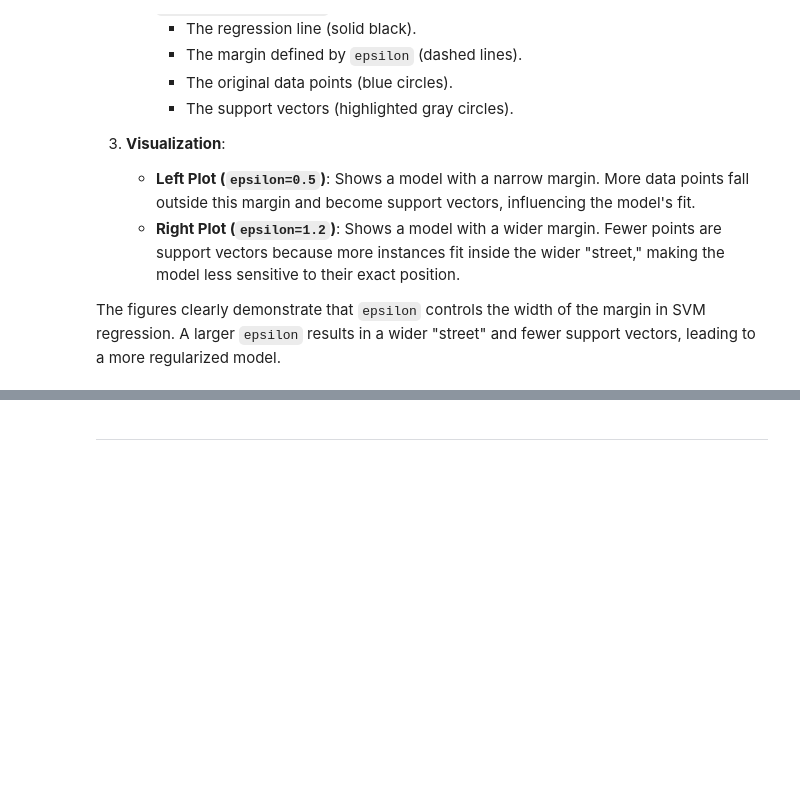
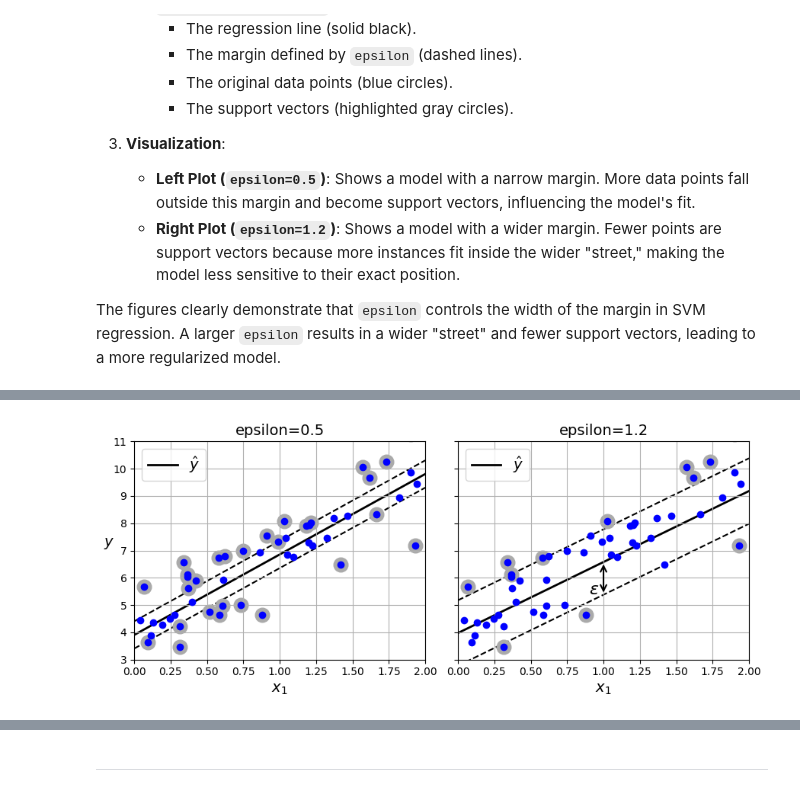
Before and after one commit to Ronald6635/handson-ml3, a Jupyter notebook: 05_support_vector_machines.ipynb, the cells around one changed output, grey strips where cells are left out. Drawn from its saved outputs; the diff is of its cells as text; code cells hidden in the pictures; blank space fills up the shorter version.

```diff
--- a/05_support_vector_machines.ipynb
+++ b/05_support_vector_machines.ipynb
@@ -1015,3 +1217,86 @@ plt.show()
+# %%
+# extra code – this cell generates and saves Figure 5–10
+
+def find_support_vectors(svm_reg, X, y):
+    """Finds the indices of support vectors for a trained SVM regression model.
+
+    This function identifies the instances that lie off the margin (i.e., where the
+    absolute error is greater than or equal to epsilon). These instances are the
+    support vectors in SVM regression.
+
+    Args:
+        svm_reg: A trained Support Vector Regression model (e.g., LinearSVR).
+            It is expected to be a pipeline or estimator with a `predict` method
+            and an `epsilon` attribute (accessible via the last step if it's a pipeline).
+        X (numpy.ndarray): The feature matrix used for prediction.
+        y (numpy.ndarray): The target values.
+
+    Returns:
+        numpy.ndarray: An array of indices corresponding to the support vectors in X.
+    """
+    y_pred = svm_reg.predict(X)
+    epsilon = svm_reg[-1].epsilon
+    off_margin = np.abs(y - y_pred) >= epsilon
+    return np.argwhere(off_margin)
+
+def plot_svm_regression(svm_reg, X, y, axes):
+    """Plots the SVM regression model predictions and the margin.
+
+    This function visualizes the regression line, the epsilon-insensitive margin,
+    the original data points, and highlights the support vectors.
+
+    Args:
+        svm_reg: A trained Support Vector Regression model (e.g., LinearSVR).
+            It is expected to be a pipeline or estimator with a `predict` method
+            and an `epsilon` attribute (accessible via the last step if it's a pipeline).
+        X (numpy.ndarray): The feature matrix used for training/prediction.
+        y (numpy.ndarray): The target values.
+        axes (list): The axis limits [xmin, xmax, ymin, ymax].
+    """
+    # Generate points for prediction line
+    x1s = np.linspace(axes[0], axes[1], 100).reshape(100, 1)
+    y_pred = svm_reg.predict(x1s)
+    epsilon = svm_reg[-1].epsilon
+    plt.plot(x1s, y_pred, "k-", linewidth=2, label=r"$\hat{y}$", zorder=-2)
+    plt.plot(x1s, y_pred + epsilon, "k--", zorder=-2) # upper epsilon margin
+    plt.plot(x1s, y_pred - epsilon, "k--", zorder=-2) # lower epsilon margin
+
+    # Find support vectors
+    support_vectors_idx = find_support_vectors(svm_reg, X, y)
+    plt.scatter(X[support_vectors_idx], y[support_vectors_idx], s=180,
+                facecolors='#AAA', zorder=-1) # highlight support vectors
+    plt.plot(X, y, "bo")
+    plt.xlabel("$x_1$")
+    plt.legend(loc="upper left")
+    plt.axis(axes)
+
+svm_reg2 = make_pipeline(StandardScaler(),
+                         LinearSVR(epsilon=1.2, dual=True, random_state=42))
+svm_reg2.fit(X, y)
+
+eps_x1 = 1
+eps_y_pred = svm_reg2.predict([[eps_x1]])
+
+fig, axes = plt.subplots(ncols=2, figsize=(9, 4), sharey=True)
+plt.sca(axes[0])
+plot_svm_regression(svm_reg, X, y, [0, 2, 3, 11])
+plt.title(f"epsilon={svm_reg[-1].epsilon}")
+plt.ylabel("$y$", rotation=0)
+plt.grid()
+plt.sca(axes[1])
+plot_svm_regression(svm_reg2, X, y, [0, 2, 3, 11])
+plt.title(f"epsilon={svm_reg2[-1].epsilon}")
+plt.annotate(
+        '', xy=(eps_x1, eps_y_pred), xycoords='data',
+        xytext=(eps_x1, eps_y_pred - svm_reg2[-1].epsilon),
+        textcoords='data', arrowprops={'arrowstyle': '<->', 'linewidth': 1.5}
+    )
+plt.text(0.90, 5.4, r"$\epsilon$", fontsize=16)
+plt.grid()
+save_fig("svm_regression_plot")
+plt.show()
+# %% [output]
+[figure, added]
 # %% [markdown]
 This code visualizes and compares two Linear Support Vector Regression (SVR) models with different `epsilon` values to illustrate its effect on the regression fit.
 
```
Also changed, not shown: parts of 47 cells of this notebook, 2 other files.
